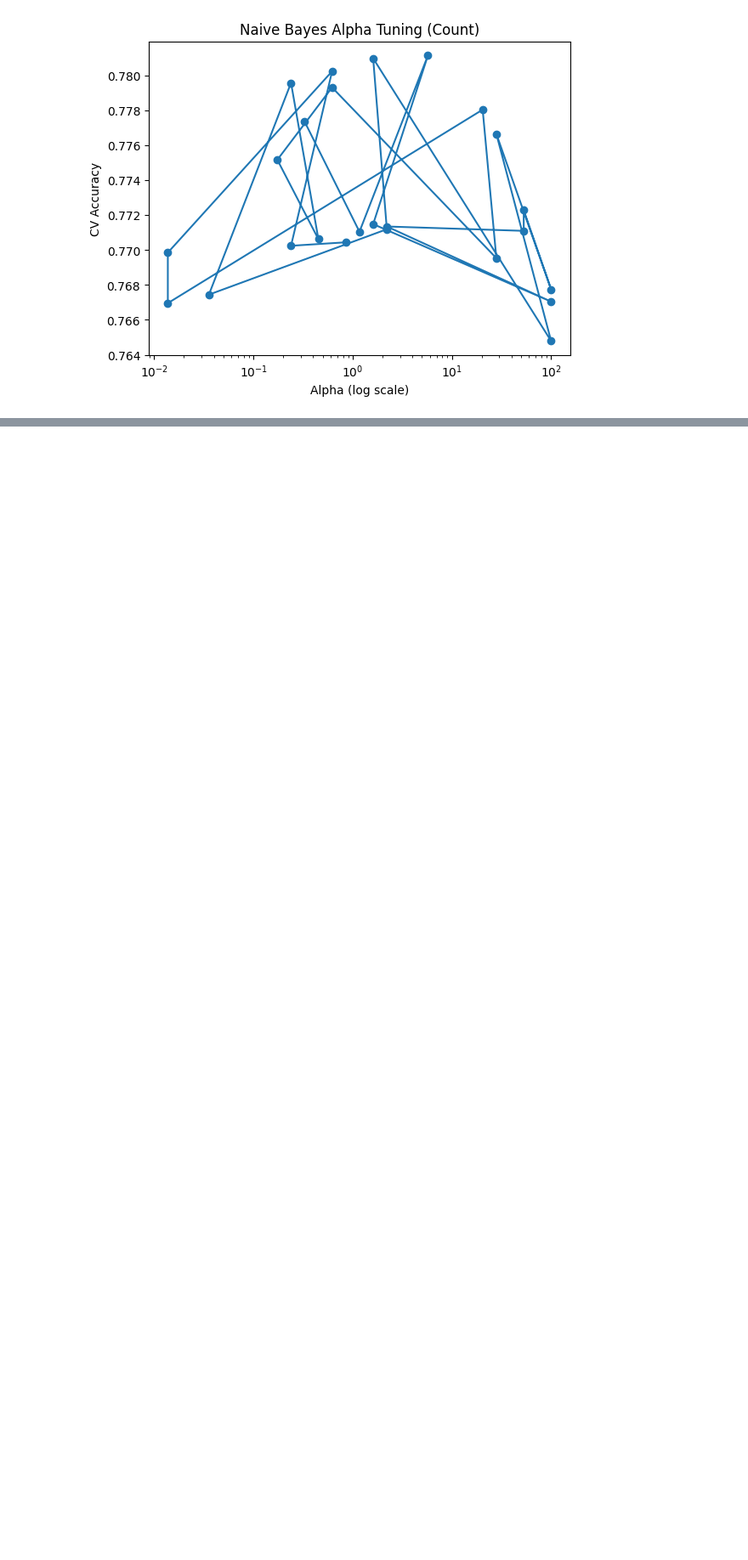
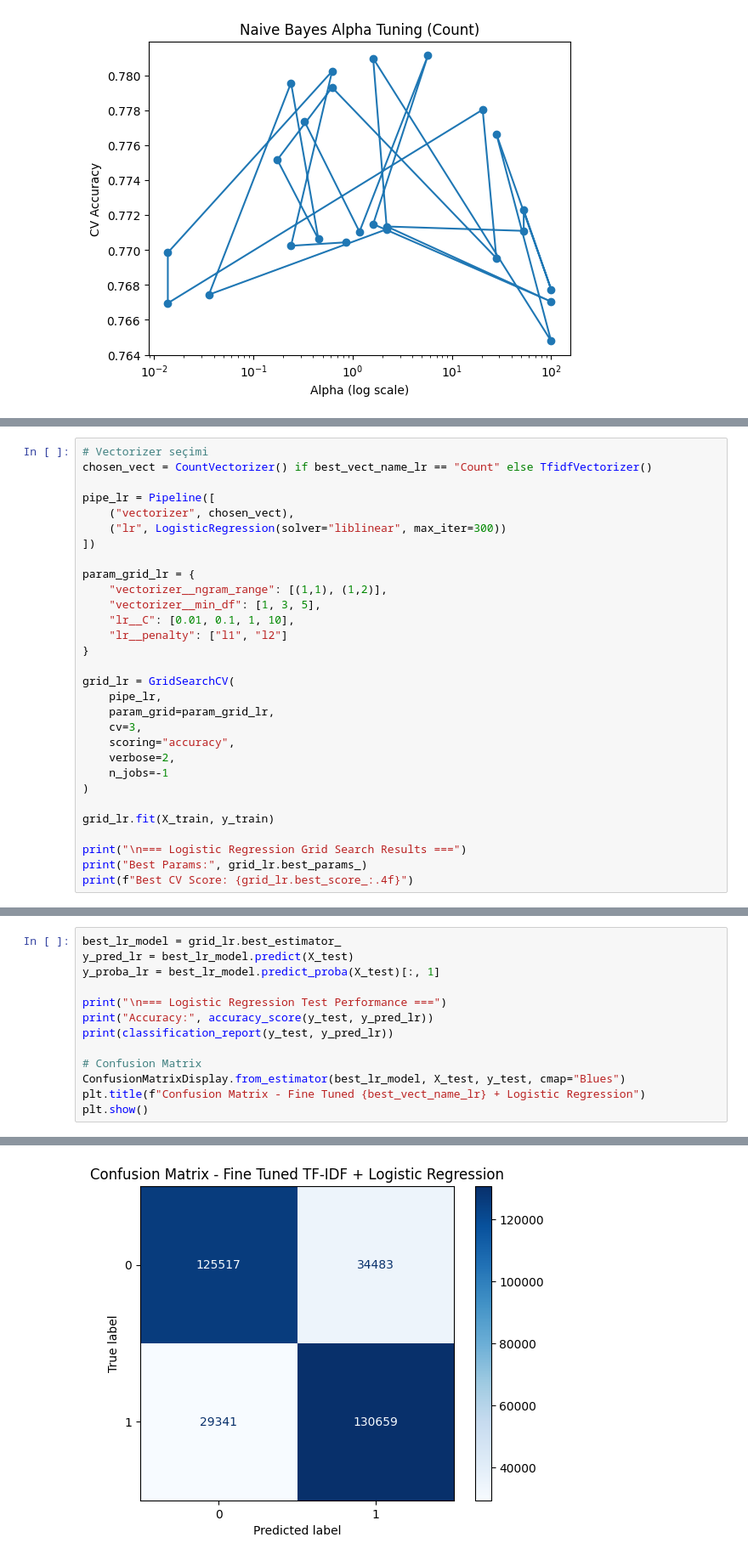
Before and after one commit to ylmzelff/supermarket_sales_EDA, a Jupyter notebook: tw-sentiment-analysis-preprocessing-naivebayes.ipynb, the cells around one changed output, grey strips where cells are left out. Shown at 85% size. Saved outputs shown, nothing was run; the diff lists cells and outputs as text; blank space fills up the shorter version.

```diff
--- a/tw-sentiment-analysis-preprocessing-naivebayes.ipynb
+++ b/tw-sentiment-analysis-preprocessing-naivebayes.ipynb
@@ -624,0 +701,30 @@ plt.show()
+# %%
+# Vectorizer seçimi
+chosen_vect = CountVectorizer() if best_vect_name_lr == "Count" else TfidfVectorizer()
+
+pipe_lr = Pipeline([
+    ("vectorizer", chosen_vect),
+    ("lr", LogisticRegression(solver="liblinear", max_iter=300))
+])
+
+param_grid_lr = {
+    "vectorizer__ngram_range": [(1,1), (1,2)],
+    "vectorizer__min_df": [1, 3, 5],
+    "lr__C": [0.01, 0.1, 1, 10],
+    "lr__penalty": ["l1", "l2"]
+}
+
+grid_lr = GridSearchCV(
+    pipe_lr,
+    param_grid=param_grid_lr,
+    cv=3,
+    scoring="accuracy",
+    verbose=2,
+    n_jobs=-1
+)
+
+grid_lr.fit(X_train, y_train)
+
+print("\n=== Logistic Regression Grid Search Results ===")
+print("Best Params:", grid_lr.best_params_)
+print(f"Best CV Score: {grid_lr.best_score_:.4f}")
@@ -624,0 +744,14 @@ plt.show()
+# %%
+best_lr_model = grid_lr.best_estimator_
+y_pred_lr = best_lr_model.predict(X_test)
+y_proba_lr = best_lr_model.predict_proba(X_test)[:, 1]
+
+print("\n=== Logistic Regression Test Performance ===")
+print("Accuracy:", accuracy_score(y_test, y_pred_lr))
+print(classification_report(y_test, y_pred_lr))
+
+# Confusion Matrix
+ConfusionMatrixDisplay.from_estimator(best_lr_model, X_test, y_test, cmap="Blues")
+plt.title(f"Confusion Matrix - Fine Tuned {best_vect_name_lr} + Logistic Regression")
+plt.show()
+# %% [output]
@@ -624,0 +768 @@ plt.show()
+[figure, added]
```
Also changed, not shown: parts of 15 cells of this notebook.
